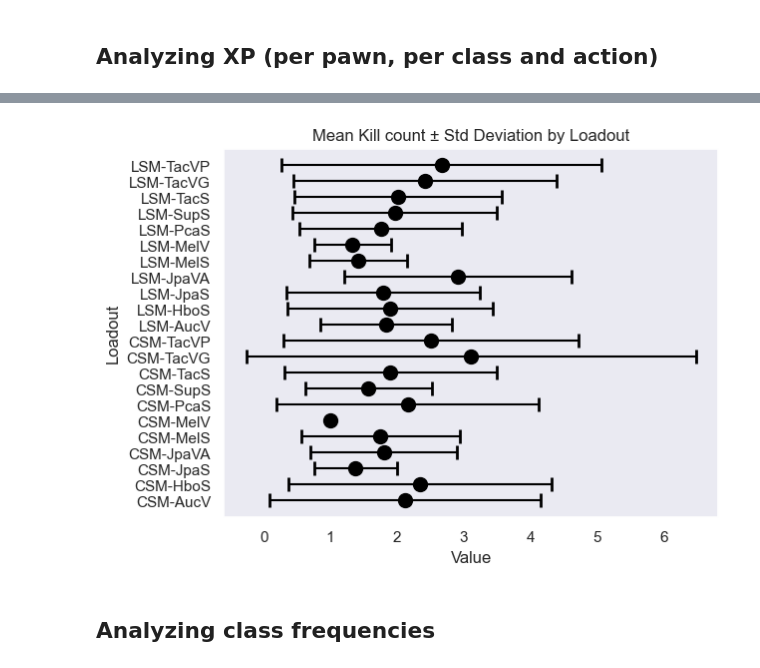
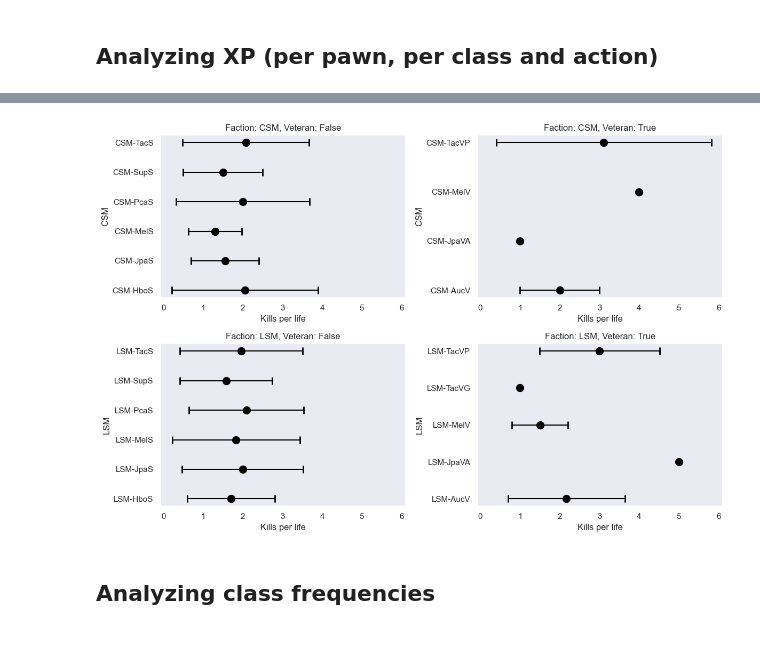
Before and after one commit to JediKnightChan/ECRTools, a Jupyter notebook: ecr-analytics/example/rawdata-analyzer.ipynb, the cells around one changed output, grey strips where cells are left out. Cells and saved outputs as stored; diff of their text form; code cells hidden in the pictures; blank space fills up the shorter version.

```diff
--- a/ecr-analytics/example/rawdata-analyzer.ipynb
+++ b/ecr-analytics/example/rawdata-analyzer.ipynb
@@ -185,6 +180,7 @@ xp_df.head()
 # %%
 xp_per_pawn_and_action = xp_df.groupby(["t", "action"]).agg(
     xp_per_life=('value', 'sum'),
-    loadout=('t-faction-class', 'first')
+    loadout=('t-faction-class', 'first'),
+    is_veteran=('t-is-veteran', 'first'),
+    faction=('tf', 'first')
 )
-xp_per_pawn_and_action.head()
@@ -199,6 +187,7 @@ xp_per_pawn_and_action.head()
 # %%
 xp_per_pawn = xp_df.groupby("t").agg(
     xp_per_life=('value', 'sum'),
-    loadout=('t-faction-class', 'first')
+    loadout=('t-faction-class', 'first'),
+    is_veteran=('t-is-veteran', 'first'),
+    faction=('tf', 'first')
 )
-xp_per_pawn.head()
@@ -213,6 +194,7 @@ xp_per_pawn.head()
 # %%
 xp_per_life_for_class_and_action = xp_per_pawn_and_action.groupby(["loadout", "action"]).agg(
     mean_xp_per_life=('xp_per_life', 'mean'),
-    std_xp_per_life=('xp_per_life', 'std')
+    std_xp_per_life=('xp_per_life', 'std'),
+    is_veteran=('is_veteran', 'first'),
+    faction=('faction', 'first')
 )
-xp_per_life_for_class_and_action.head()
@@ -310,7 +325,9 @@ kills_df.head()
 # %%
 kills_per_pawn = kills_df.groupby(["t"]).agg(
     kill_count=('t', 'count'),
-    loadout=('t-faction-class', 'first')
+    loadout=('t-faction-class', 'first'),
+    faction=('tf', 'first'),
+    is_veteran=('t-is-veteran', 'first')
 )
 kills_per_pawn.head()
 # %% [output]
@@ -352,24 +366,40 @@ kills_per_life_for_classes
 # %%
-# Calculate mean and standard deviation
-grouped = kills_per_pawn.groupby('loadout')['kill_count']
-means = grouped.mean()
-stds = grouped.std()
+# Create a grid of subplots
+fig, axes = plt.subplots(
+    nrows=len(kills_per_pawn['faction'].unique()),
+    ncols=len(kills_per_pawn['is_veteran'].unique()),
+    figsize=(12, 8),
+    sharex=share_x
+)
 
-# Create a horizontal scatter plot for means
-plt.scatter(means, means.index, color='black', label='Mean', s=100, marker='o')  # Adjust the 's' parameter for size
+# Grouping into subplots
+for ((faction, veteran), subset), ax in zip(kills_per_pawn.groupby(['faction', 'is_veteran']), axes.flat):
+    subset = subset.sort_values(by='loadout')  # Sort by 'loadout'
 
-# Create vertical bars for standard deviation
-for i, (mean_val, std_val) in enumerate(zip(means, stds)):
-    plt.errorbar(mean_val, i, xerr=std_val, fmt='|', color='black', capsize=5, capthick=2, label='Std Deviation')
+    grouped = subset.groupby('loadout')['kill_count']
+    means = grouped.mean()
+    stds = grouped.std()
 
-# Set labels and title
-plt.xlabel('Value')
-plt.ylabel('Loadout')
-plt.title('Mean Kill count ± Std Deviation by Loadout')
+    # Create a horizontal scatter plot for means
+    ax.scatter(means, means.index, color='black', label='Mean', s=100, marker='o')  # Adjust the 's' parameter for size
 
+    # Create vertical bars for standard deviation
+    for i, (mean_val, std_val) in enumerate(zip(means, stds)):
+        ax.errorbar(mean_val, i, xerr=std_val, fmt='|', color='black', capsize=5, capthick=2, label='Std Deviation')
+
+    # Set titles and axis labels
+    ax.set_title(f'Faction: {faction}, Veteran: {veteran}')
+    ax.set_xlabel('Kills per life')
+    ax.set_ylabel(faction)
+
+    # Set x-axis ticks for each subplot
+    ax.tick_params(axis='x', labelbottom=True)
+
+# Adjust layout
+plt.tight_layout()
 plt.show()
 # %% [output]
-[figure, old version]
+[figure, new version]
 # %% [markdown]
 ## Analyzing class frequencies
 # %%
```
Also changed, not shown: parts of 18 cells of this notebook, 13 other files.
